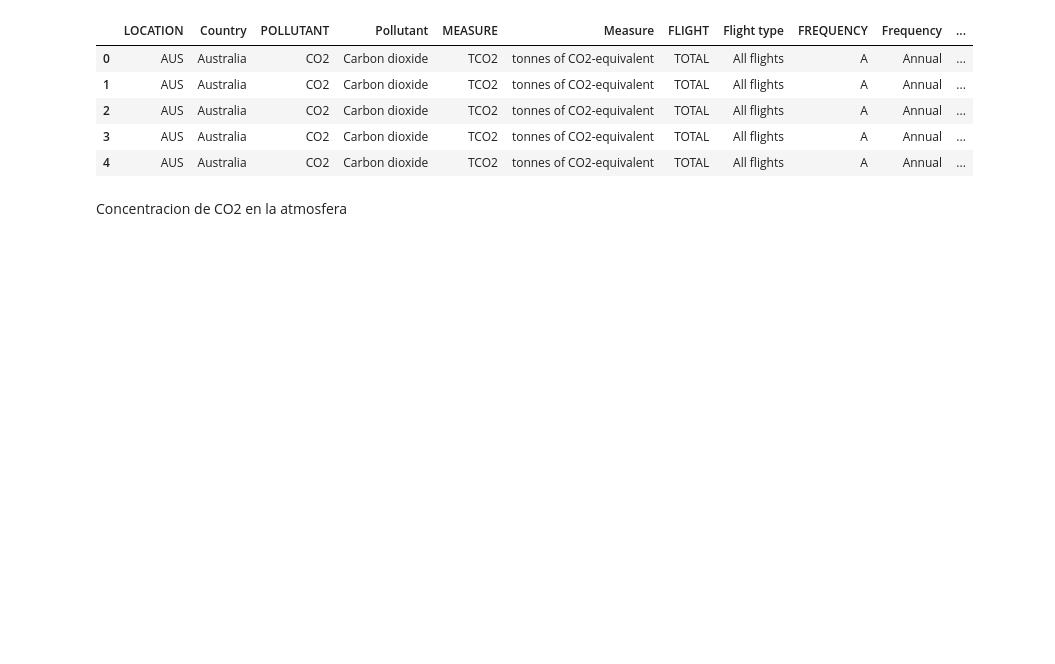
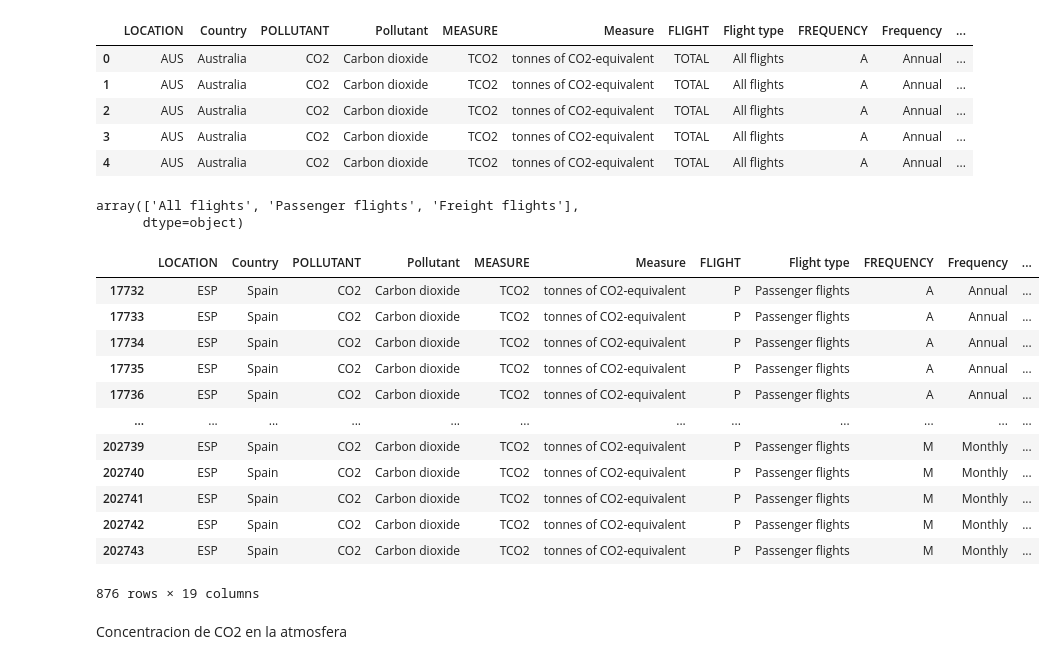
Before and after one commit to alandia92/EDA-Turismo-Euskadi, a Jupyter notebook: EDA/Tratamiento_datos.ipynb, the cells around one changed output. Saved outputs shown, nothing was run; the diff lists cells and outputs as text; code cells hidden in the pictures; blank space fills up the shorter version.

```diff
--- a/EDA/Tratamiento_datos.ipynb
+++ b/EDA/Tratamiento_datos.ipynb
@@ -290,7 +290,28 @@ df_17.head()
 | 2 | AUS | Australia | CO2 | Carbon dioxide | TCO2 | tonnes of CO2-equivalent | TOTAL | All flights | A | Annual | ... |
 | 3 | AUS | Australia | CO2 | Carbon dioxide | TCO2 | tonnes of CO2-equivalent | TOTAL | All flights | A | Annual | ... |
 | 4 | AUS | Australia | CO2 | Carbon dioxide | TCO2 | tonnes of CO2-equivalent | TOTAL | All flights | A | Annual | ... |
+# %%
+df_17['Flight type'].unique()
+# %% [output]
+array(['All flights', 'Passenger flights', 'Freight flights'],
+      dtype=object)
 # %%
-# co_spain = df_17.loc[df_17['Country'] == 'Spain']
+co_spain = df_17.loc[df_17['Country'] == 'Spain']
 #falta filtrar por passenger flight
-# co_spain
+mask = co_spain['Flight type']== 'Passenger flights'
+spain = co_spain[mask]
+spain
+# %% [output]
+|  | LOCATION | Country | POLLUTANT | Pollutant | MEASURE | Measure | FLIGHT | Flight type | FREQUENCY | Frequency | ... |
+| 17732 | ESP | Spain | CO2 | Carbon dioxide | TCO2 | tonnes of CO2-equivalent | P | Passenger flights | A | Annual | ... |
+| 17733 | ESP | Spain | CO2 | Carbon dioxide | TCO2 | tonnes of CO2-equivalent | P | Passenger flights | A | Annual | ... |
+| 17734 | ESP | Spain | CO2 | Carbon dioxide | TCO2 | tonnes of CO2-equivalent | P | Passenger flights | A | Annual | ... |
+| 17735 | ESP | Spain | CO2 | Carbon dioxide | TCO2 | tonnes of CO2-equivalent | P | Passenger flights | A | Annual | ... |
+| 17736 | ESP | Spain | CO2 | Carbon dioxide | TCO2 | tonnes of CO2-equivalent | P | Passenger flights | A | Annual | ... |
+| ... | ... | ... | ... | ... | ... | ... | ... | ... | ... | ... | ... |
+| 202739 | ESP | Spain | CO2 | Carbon dioxide | TCO2 | tonnes of CO2-equivalent | P | Passenger flights | M | Monthly | ... |
+| 202740 | ESP | Spain | CO2 | Carbon dioxide | TCO2 | tonnes of CO2-equivalent | P | Passenger flights | M | Monthly | ... |
+| 202741 | ESP | Spain | CO2 | Carbon dioxide | TCO2 | tonnes of CO2-equivalent | P | Passenger flights | M | Monthly | ... |
+| 202742 | ESP | Spain | CO2 | Carbon dioxide | TCO2 | tonnes of CO2-equivalent | P | Passenger flights | M | Monthly | ... |
+| 202743 | ESP | Spain | CO2 | Carbon dioxide | TCO2 | tonnes of CO2-equivalent | P | Passenger flights | M | Monthly | ... |
+876 rows × 19 columns
```
Also changed, not shown: parts of 1 cell of this notebook, 1 other file.
